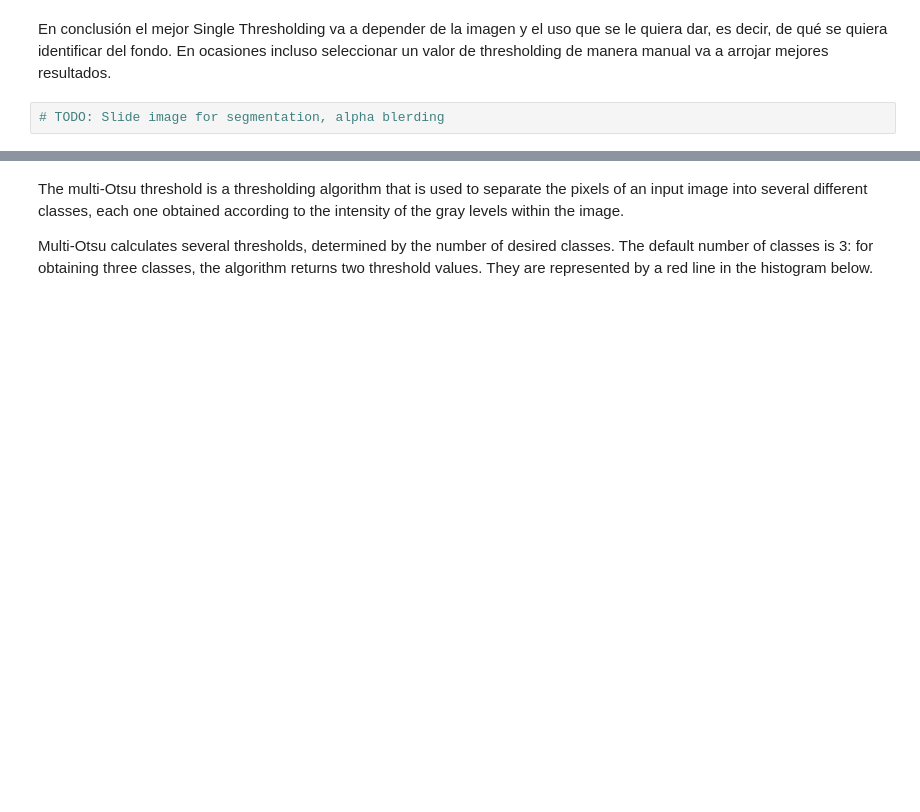
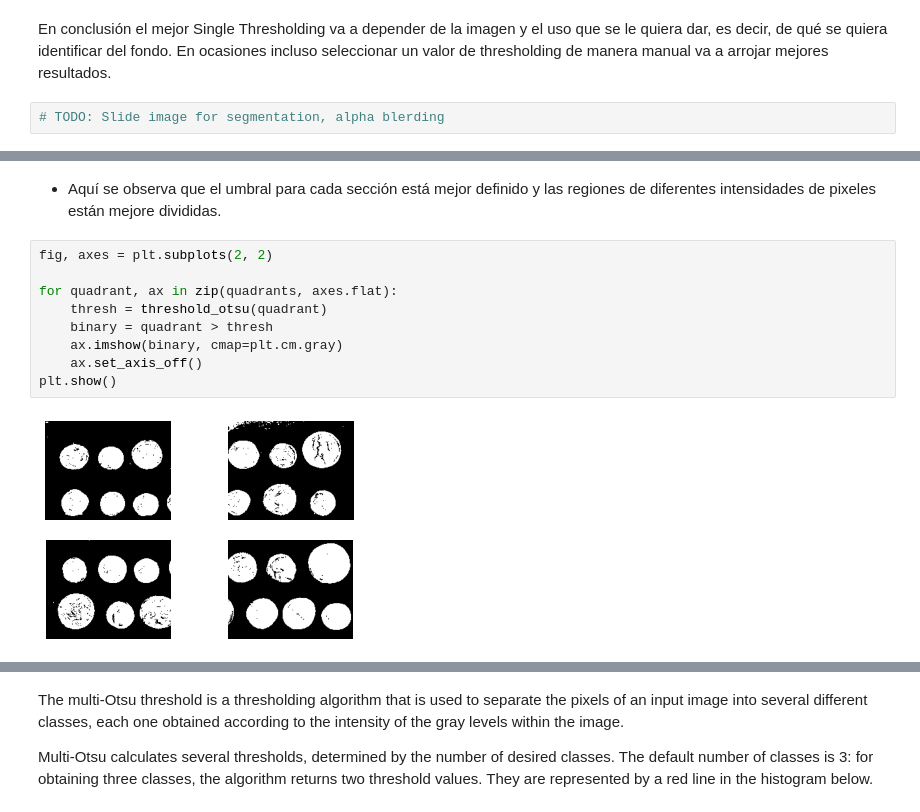
Before and after one commit to andreac941/ComputerVision-Eq3, a Jupyter notebook: 9.4_Segmentation_Otsu_Eq10.ipynb, the cells around one changed output, grey strips where cells are left out. Drawn from its saved outputs; the diff is of its cells as text; blank space fills up the shorter version.

```diff
--- a/9.4_Segmentation_Otsu_Eq10.ipynb
+++ b/9.4_Segmentation_Otsu_Eq10.ipynb
@@ -199,0 +222,13 @@ En conclusión el mejor Single Thresholding va a depender de la imagen y el uso
+# %% [markdown]
+* Aquí se observa que el umbral para cada sección está mejor definido y las regiones de diferentes intensidades de pixeles están mejore divididas.
+# %%
+fig, axes = plt.subplots(2, 2)
+
+for quadrant, ax in zip(quadrants, axes.flat):
+    thresh = threshold_otsu(quadrant)
+    binary = quadrant > thresh
+    ax.imshow(binary, cmap=plt.cm.gray)
+    ax.set_axis_off()
+plt.show()
+# %% [output]
+[figure, added]
```
Also changed, not shown: parts of 9 cells of this notebook.
